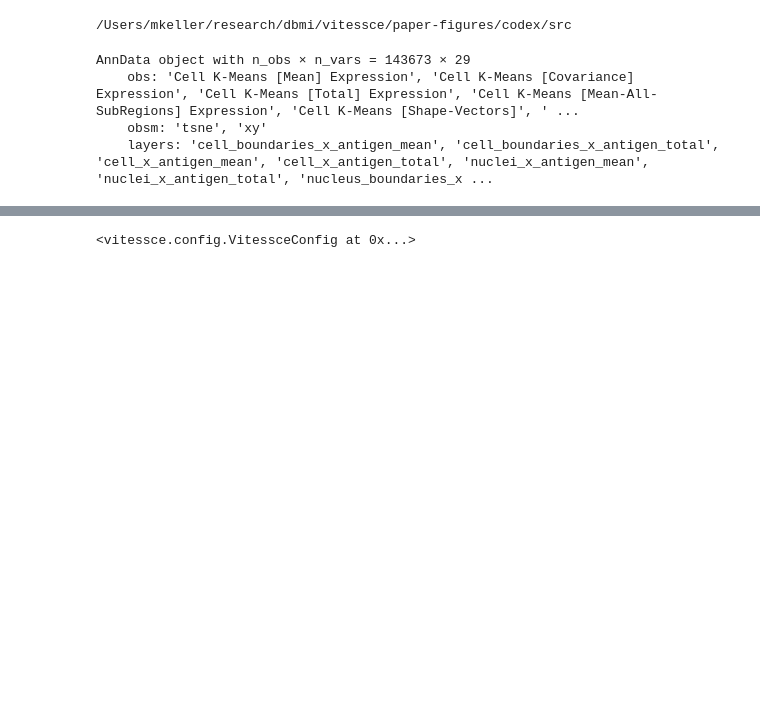
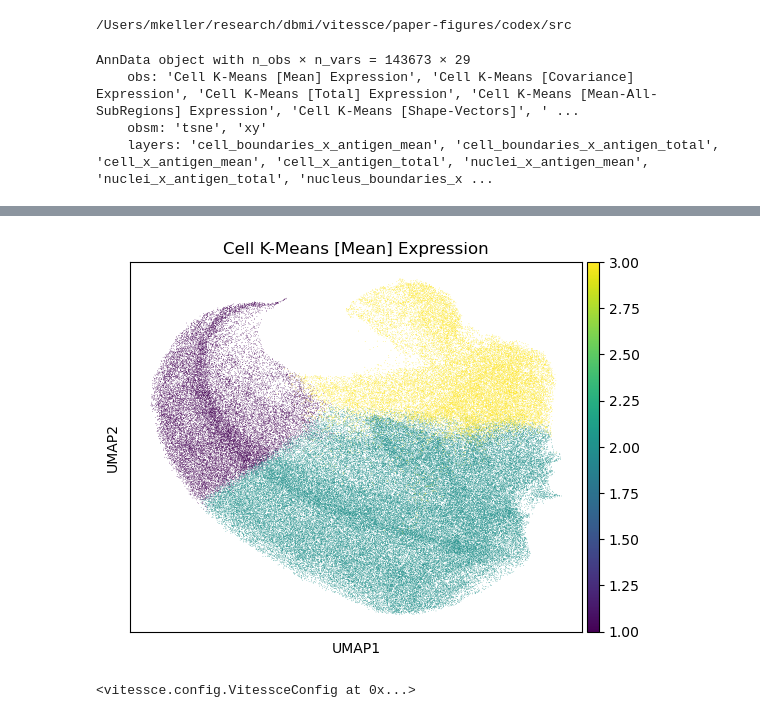
Before and after one commit to vitessce/paper-figures, a Jupyter notebook: codex/src/codex.ipynb, the cells around one changed output, grey strips where cells are left out. Drawn from its saved outputs; the diff is of its cells as text; code cells hidden in the pictures; blank space fills up the shorter version.

```diff
--- a/codex/src/codex.ipynb
+++ b/codex/src/codex.ipynb
@@ -18,3 +45,7 @@ AnnData object with n_obs × n_vars = 143673 × 29
+# %%
+sc.pl.umap(adata, color=['Cell K-Means [Mean] Expression'])
+# %% [output]
+[figure, added]
 # %%
 from vitessce import (
     VitessceConfig,
```
Also changed, not shown: parts of 7 cells of this notebook.
